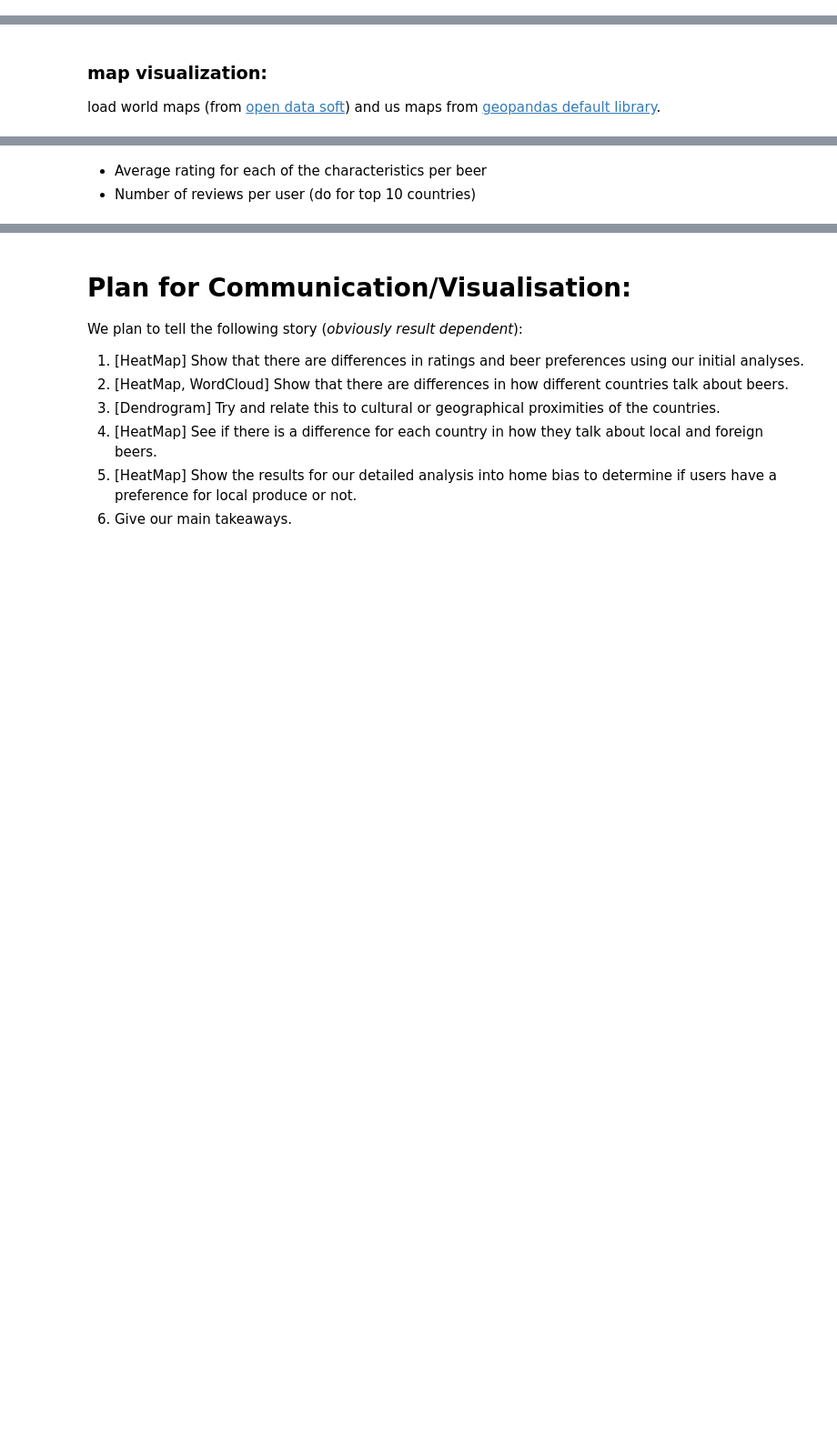
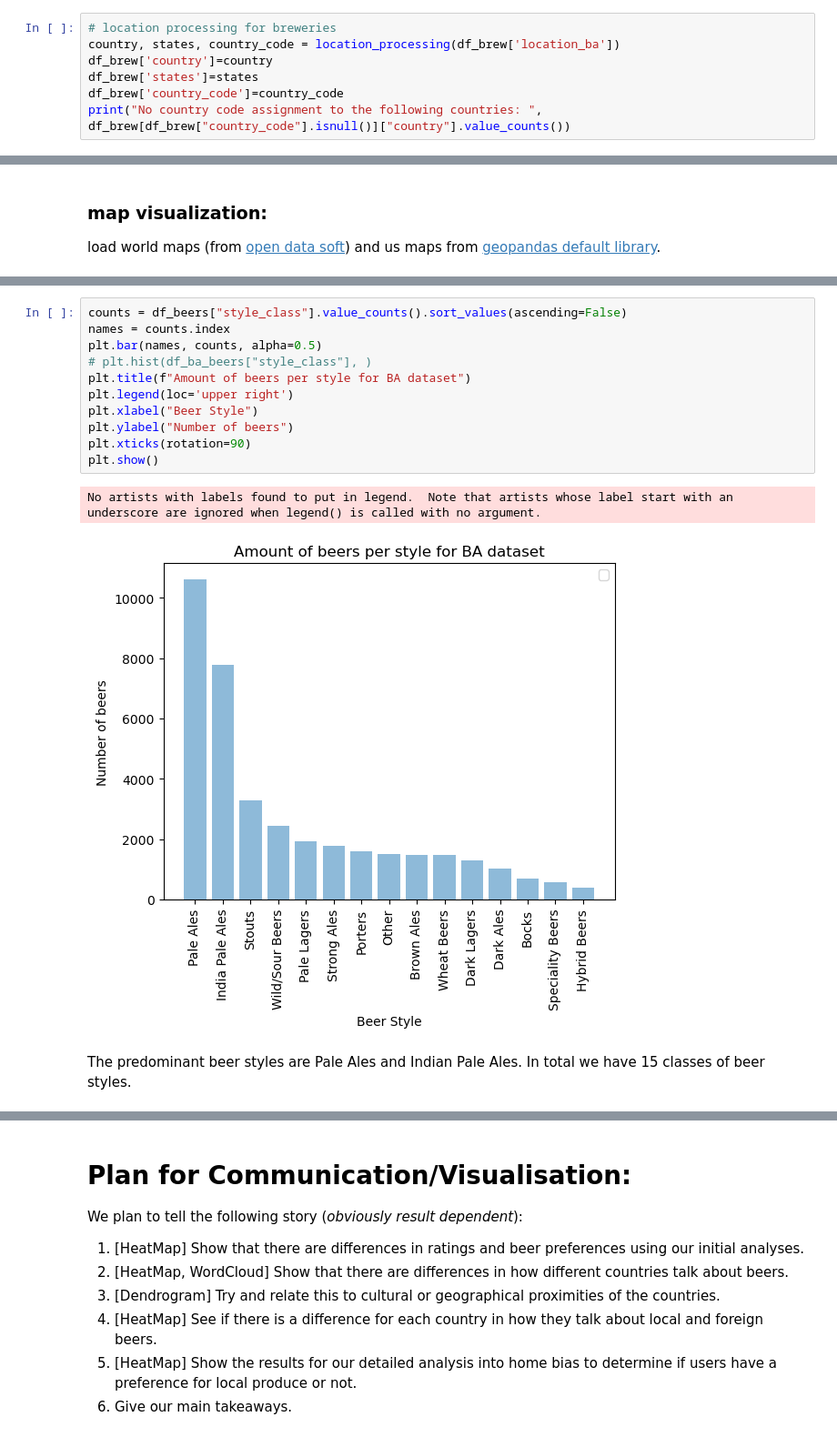
Before and after one commit to epfl-ada/ada-2022-project-enchiladas, a Jupyter notebook: milestone2.ipynb, the cells around one changed output, grey strips where cells are left out. Shown at 91% size. Cells and saved outputs as stored; diff of their text form; blank space fills up the shorter version.

```diff
--- a/milestone2.ipynb
+++ b/milestone2.ipynb
@@ -238,0 +301,7 @@ df_beers = df_beers.loc[~df_beers["brewery_id_ba"].isin(non_matching_brew["id_ba
+# %%
+# location processing for breweries
+country, states, country_code = location_processing(df_brew['location_ba'])
+df_brew['country']=country
+df_brew['states']=states
+df_brew['country_code']=country_code
+print("No country code assignment to the following countries: ", df_brew[df_brew["country_code"].isnull()]["country"].value_counts())
@@ -530,6 +963,19 @@ print(df_ba_beers[df_ba_beers['style_class']=='UNASSIGNED']['style'].value_count
-# %% [markdown]
- - Average rating for each of the characteristics per beer
- - Number of reviews per user (do for top 10 countries)
+# %%
+counts = df_beers["style_class"].value_counts().sort_values(ascending=False)
+names = counts.index
+plt.bar(names, counts, alpha=0.5)
+# plt.hist(df_ba_beers["style_class"], )
+plt.title(f"Amount of beers per style for BA dataset")
+plt.legend(loc='upper right')
+plt.xlabel("Beer Style")
+plt.ylabel("Number of beers")
+plt.xticks(rotation=90)
+plt.show()
+# %% [output]
+No artists with labels found to put in legend.  Note that artists whose label start with an underscore are ignored when legend() is called with no argument.
+[figure, added]
+# %% [markdown]
+The predominant beer styles are Pale Ales and Indian Pale Ales. In total we have 15 classes of beer styles.
 # %% [markdown]
  # Plan for Investigation/Methods:
  ### RQ1: Are beer preferences influenced by geography/culture?
```
Also changed, not shown: parts of 54 cells of this notebook, 6 other files.
